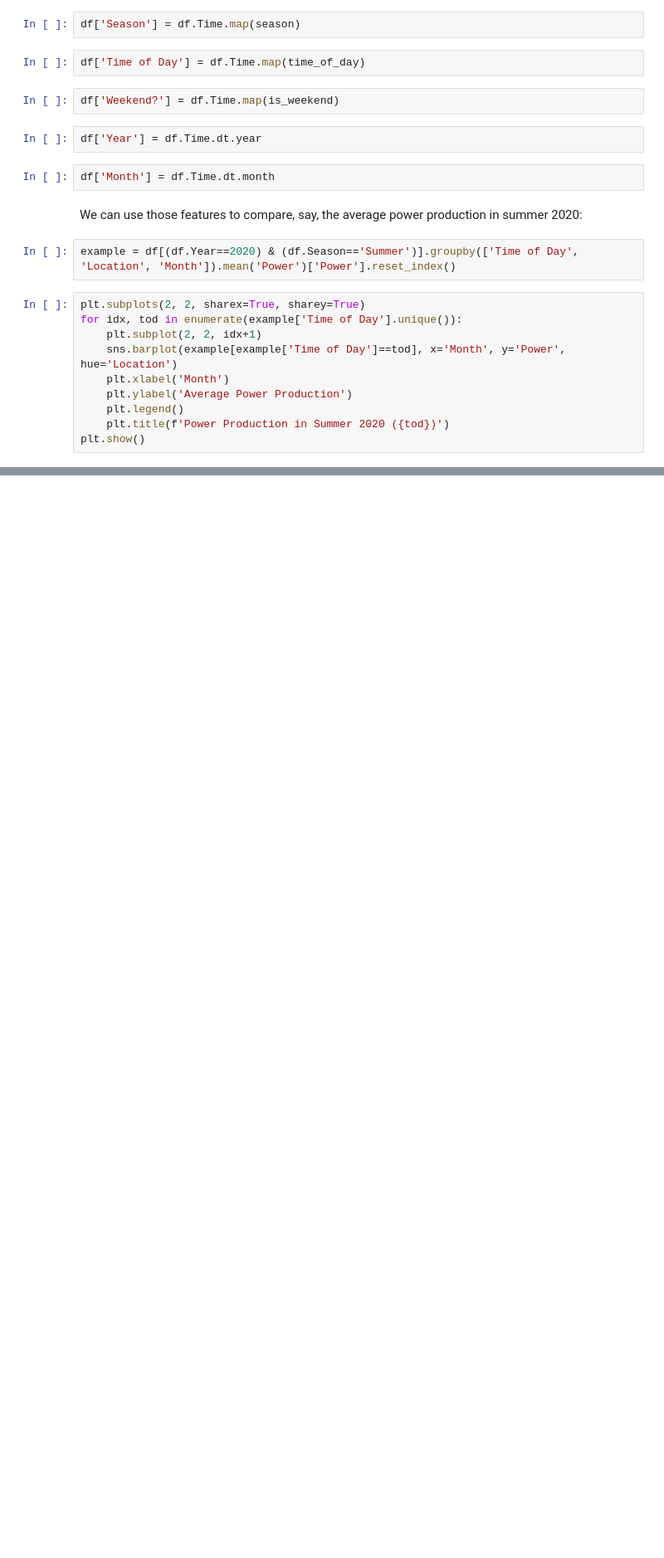
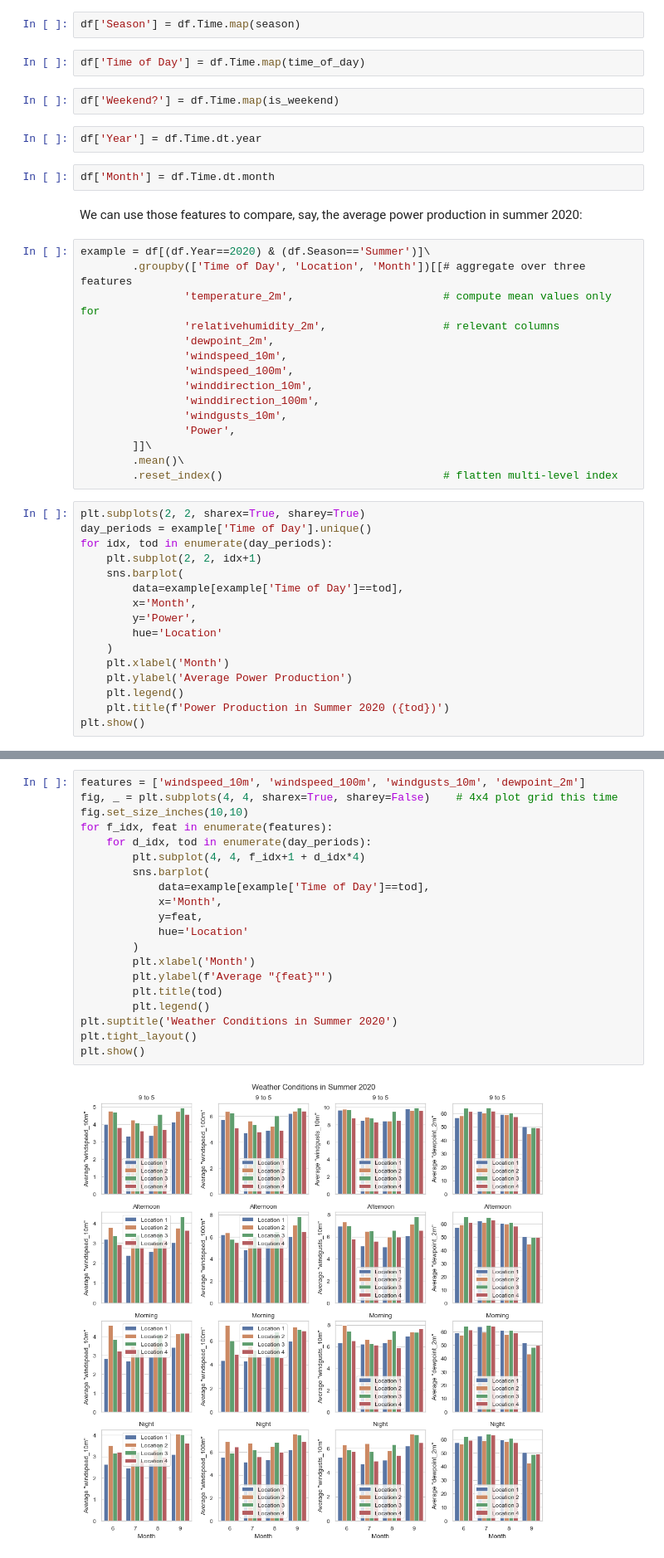
Before and after one commit to WildCodeWolf/Wind-Power-DS, a Jupyter notebook: eda.ipynb, the cells around one changed output, grey strips where cells are left out. Shown at 83% size. Drawn from its saved outputs; the diff is of its cells as text; blank space fills up the shorter version.

```diff
--- a/eda.ipynb
+++ b/eda.ipynb
@@ -299,12 +316,31 @@ df['Month'] = df.Time.dt.month
 We can use those features to compare, say, the average power production
 in summer 2020:
 # %%
-example = df[(df.Year==2020) & (df.Season=='Summer')].groupby(['Time of Day', 'Location', 'Month']).mean('Power')['Power'].reset_index()
+example = df[(df.Year==2020) & (df.Season=='Summer')]\
+        .groupby(['Time of Day', 'Location', 'Month'])[[# aggregate over three features
+                'temperature_2m',                       # compute mean values only for
+                'relativehumidity_2m',                  # relevant columns
+                'dewpoint_2m',
+                'windspeed_10m',
+                'windspeed_100m',
+                'winddirection_10m',
+                'winddirection_100m',
+                'windgusts_10m',
+                'Power',
+        ]]\
+        .mean()\
+        .reset_index()                                  # flatten multi-level index
 # %%
 plt.subplots(2, 2, sharex=True, sharey=True)
-for idx, tod in enumerate(example['Time of Day'].unique()):
+day_periods = example['Time of Day'].unique()
+for idx, tod in enumerate(day_periods):
     plt.subplot(2, 2, idx+1)
-    sns.barplot(example[example['Time of Day']==tod], x='Month', y='Power', hue='Location')
+    sns.barplot(
+        data=example[example['Time of Day']==tod],
+        x='Month',
+        y='Power',
+        hue='Location'
+    )
     plt.xlabel('Month')
     plt.ylabel('Average Power Production')
     plt.legend()
@@ -317,0 +376,22 @@ as we don't generalize this observation and create a more complete overview.
+# %%
+features = ['windspeed_10m', 'windspeed_100m', 'windgusts_10m', 'dewpoint_2m']
+fig, _ = plt.subplots(4, 4, sharex=True, sharey=False)    # 4x4 plot grid this time
+fig.set_size_inches(10,10)
+for f_idx, feat in enumerate(features):
+    for d_idx, tod in enumerate(day_periods):
+        plt.subplot(4, 4, f_idx+1 + d_idx*4)
+        sns.barplot(
+            data=example[example['Time of Day']==tod],
+            x='Month',
+            y=feat,
+            hue='Location'
+        )
+        plt.xlabel('Month')
+        plt.ylabel(f'Average "{feat}"')
+        plt.title(tod)
+        plt.legend()
+plt.suptitle('Weather Conditions in Summer 2020')
+plt.tight_layout()
+plt.show()
+# %% [output]
+[figure, added]
```
Also changed, not shown: parts of 34 cells of this notebook.
